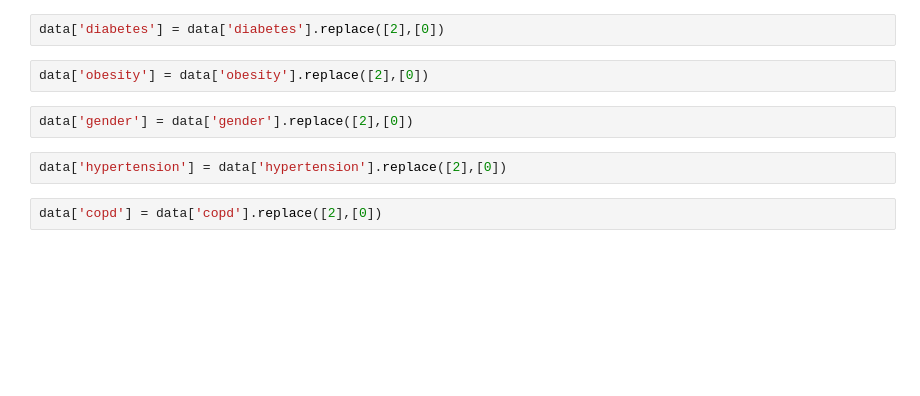
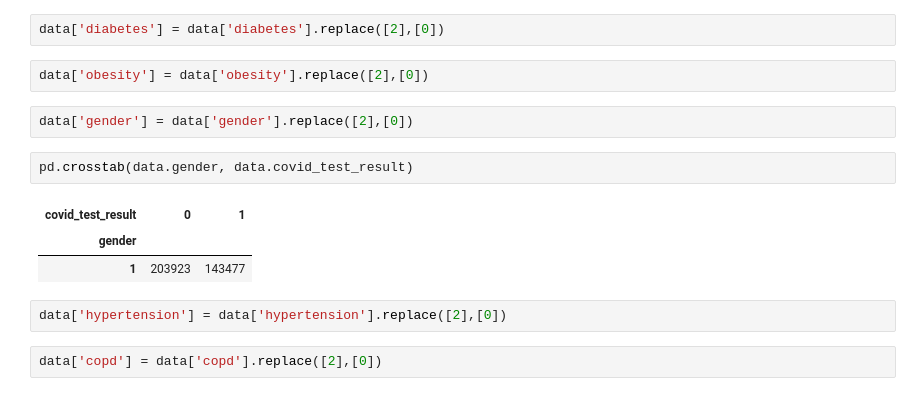
Before and after one commit to dimfoo/hackathon, a Jupyter notebook: High Risk COVID-19-Diagnosis-TEMPLATE.ipynb, the cells around one changed output. Drawn from its saved outputs; the diff is of its cells as text; blank space fills up the shorter version.

```diff
--- a/High Risk COVID-19-Diagnosis-TEMPLATE.ipynb
+++ b/High Risk COVID-19-Diagnosis-TEMPLATE.ipynb
@@ -449,6 +443,12 @@ data['diabetes'] = data['diabetes'].replace([2],[0])
 data['obesity'] = data['obesity'].replace([2],[0])
 # %%
 data['gender'] = data['gender'].replace([2],[0])
+# %%
+pd.crosstab(data.gender, data.covid_test_result)
+# %% [output]
+| covid_test_result | 0 | 1 |
+| gender |  |  |
+| 1 | 203923 | 143477 |
 # %%
 data['hypertension'] = data['hypertension'].replace([2],[0])
 # %%
```
Also changed, not shown: parts of 6 cells of this notebook.
